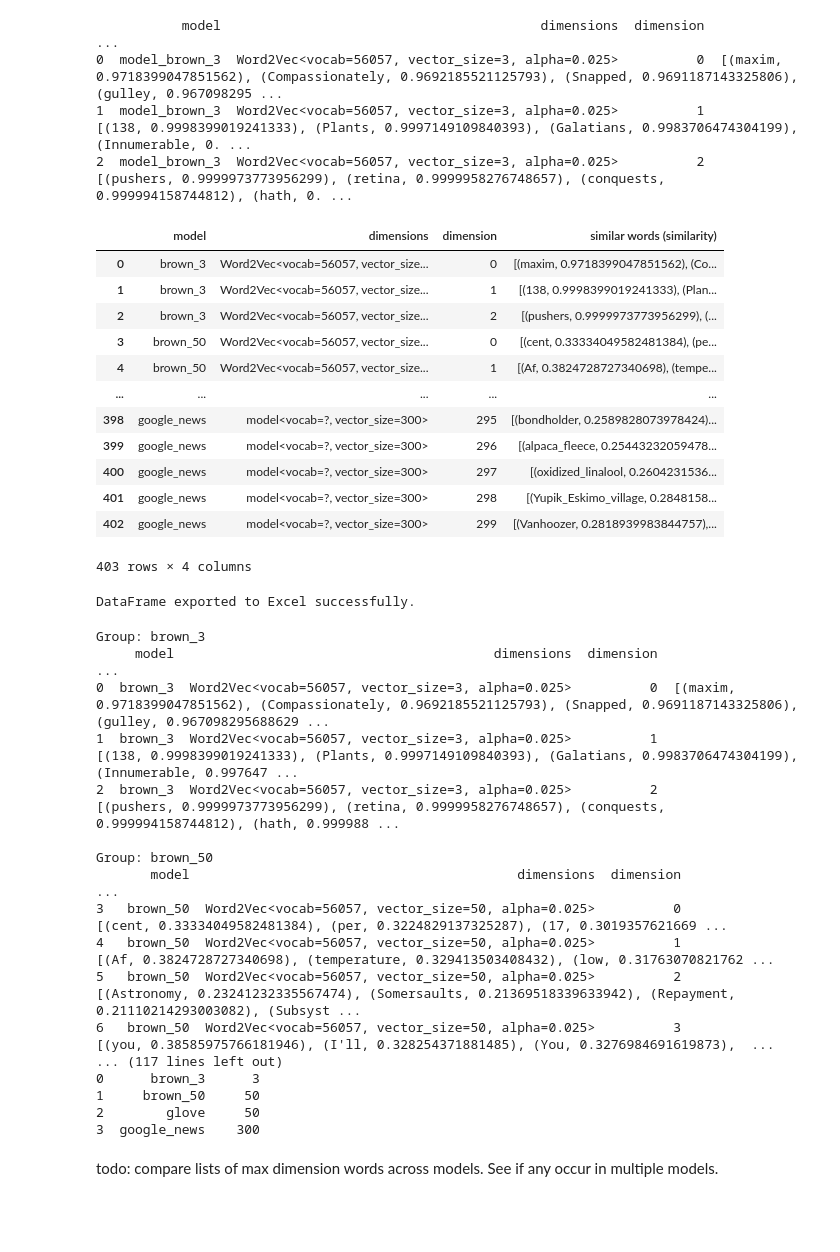
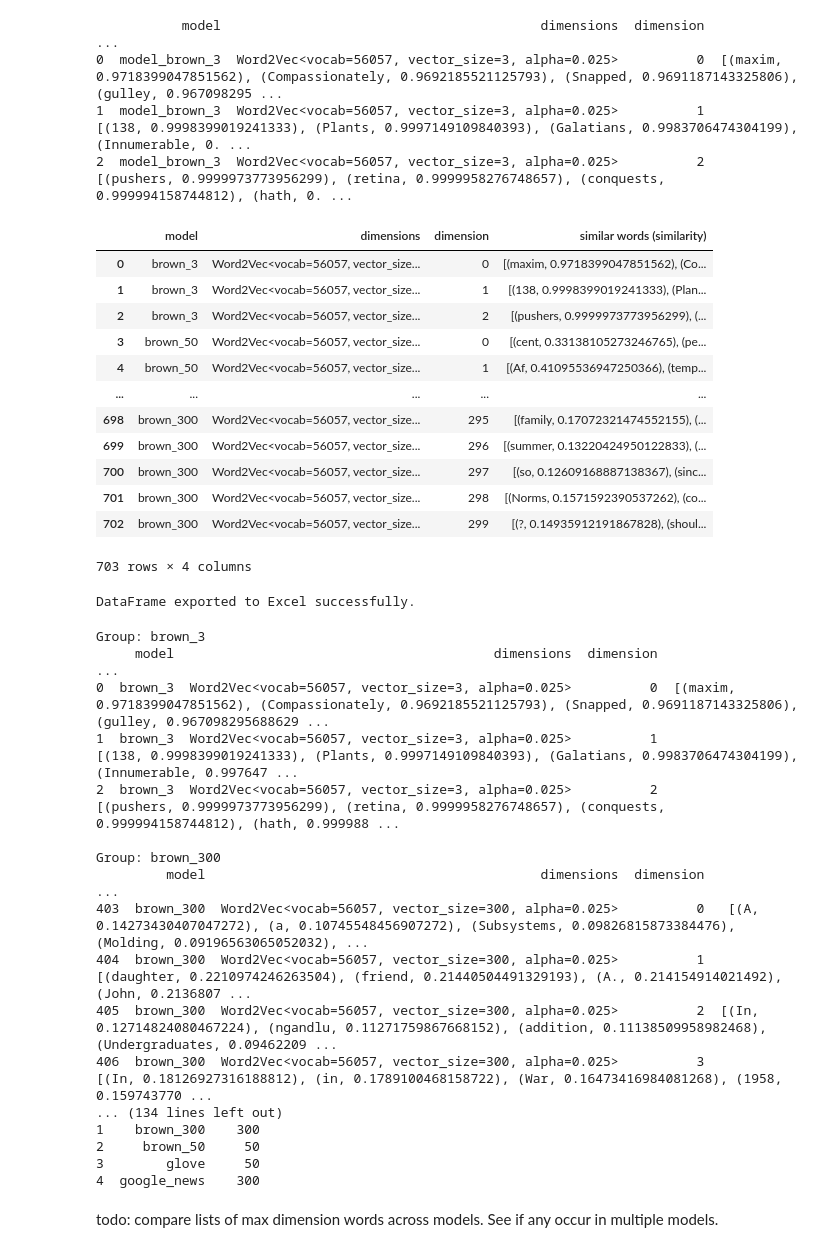
Before and after one commit to DanielJMWilliams/PolysemanticUniversality, a Jupyter notebook: embeddings_tests.ipynb, the cells around one changed output. Saved outputs shown, nothing was run; the diff lists cells and outputs as text; code cells hidden in the pictures; blank space fills up the shorter version.

Commit message:
added brown_300

```diff
--- a/embeddings_tests.ipynb
+++ b/embeddings_tests.ipynb
@@ -301,6 +301,8 @@ model_brown_10 =  train_model(corpus_brown, 10)
 model_brown_20 =  train_model(corpus_brown, 20)
 # %%
 model_brown_50 =  train_model(corpus_brown, 50)
+# %%
+model_brown_300 =  train_model(corpus_brown, 300)
 # %%
 model_brown_3 =  train_model(corpus_brown, 3)
 # %%
@@ -375,33 +377,33 @@ print(df)
 1  model_brown_3  Word2Vec<vocab=56057, vector_size=3, alpha=0.025>          1               [(138, 0.9998399019241333), (Plants, 0.9997149109840393), (Galatians, 0.9983706474304199), (Innumerable, 0. ...
 2  model_brown_3  Word2Vec<vocab=56057, vector_size=3, alpha=0.025>          2                   [(pushers, 0.9999973773956299), (retina, 0.9999958276748657), (conquests, 0.999994158744812), (hath, 0. ...
 # %%
-models_to_test = [model_brown_3, model_brown_50, model_glove_wrapped,  model_google_news_wrapped] #,  model_google_news_wrapped
-model_names = ["brown_3", "brown_50", "glove", "google_news"]
+models_to_test = [model_brown_3, model_brown_50, model_glove_wrapped,  model_google_news_wrapped, model_brown_300] #,  model_google_news_wrapped
+model_names = ["brown_3", "brown_50", "glove", "google_news", "brown_300"]
 #models_to_test = [model_brown_3, model_brown_50]
 results = []
 
 for i, model in enumerate(models_to_test):
     mr = ModelResults(model, model_names[i])
     mr.max_dimension_words()
     results = results + mr.toRows()
 
 df = pd.DataFrame(results, columns=columns)
 # Display the DataFrame
 df
 # %% [output]
 |  | model | dimensions | dimension | similar words (similarity) |
 | 0 | brown_3 | Word2Vec<vocab=56057, vector_size... | 0 | [(maxim, 0.9718399047851562), (Co... |
 | 1 | brown_3 | Word2Vec<vocab=56057, vector_size... | 1 | [(138, 0.9998399019241333), (Plan... |
 | 2 | brown_3 | Word2Vec<vocab=56057, vector_size... | 2 | [(pushers, 0.9999973773956299), (... |
-| 3 | brown_50 | Word2Vec<vocab=56057, vector_size... | 0 | [(cent, 0.33334049582481384), (pe... |
-| 4 | brown_50 | Word2Vec<vocab=56057, vector_size... | 1 | [(Af, 0.3824728727340698), (tempe... |
+| 3 | brown_50 | Word2Vec<vocab=56057, vector_size... | 0 | [(cent, 0.33138105273246765), (pe... |
+| 4 | brown_50 | Word2Vec<vocab=56057, vector_size... | 1 | [(Af, 0.41095536947250366), (temp... |
 | ... | ... | ... | ... | ... |
-| 398 | google_news | model<vocab=?, vector_size=300> | 295 | [(bondholder, 0.2589828073978424)... |
-| 399 | google_news | model<vocab=?, vector_size=300> | 296 | [(alpaca_fleece, 0.25443232059478... |
-| 400 | google_news | model<vocab=?, vector_size=300> | 297 | [(oxidized_linalool, 0.2604231536... |
-| 401 | google_news | model<vocab=?, vector_size=300> | 298 | [(Yupik_Eskimo_village, 0.2848158... |
-| 402 | google_news | model<vocab=?, vector_size=300> | 299 | [(Vanhoozer, 0.2818939983844757),... |
+| 698 | brown_300 | Word2Vec<vocab=56057, vector_size... | 295 | [(family, 0.17072321474552155), (... |
+| 699 | brown_300 | Word2Vec<vocab=56057, vector_size... | 296 | [(summer, 0.13220424950122833), (... |
+| 700 | brown_300 | Word2Vec<vocab=56057, vector_size... | 297 | [(so, 0.12609168887138367), (sinc... |
+| 701 | brown_300 | Word2Vec<vocab=56057, vector_size... | 298 | [(Norms, 0.1571592390537262), (co... |
+| 702 | brown_300 | Word2Vec<vocab=56057, vector_size... | 299 | [(?, 0.14935912191867828), (shoul... |
-403 rows × 4 columns
+703 rows × 4 columns
 # %%
 
 # Export DataFrame to Excel
@@ -429,17 +431,17 @@ Group: brown_3
 1  brown_3  Word2Vec<vocab=56057, vector_size=3, alpha=0.025>          1               [(138, 0.9998399019241333), (Plants, 0.9997149109840393), (Galatians, 0.9983706474304199), (Innumerable, 0.997647 ...
 2  brown_3  Word2Vec<vocab=56057, vector_size=3, alpha=0.025>          2                   [(pushers, 0.9999973773956299), (retina, 0.9999958276748657), (conquests, 0.999994158744812), (hath, 0.999988 ...
 
-Group: brown_50
-       model                                          dimensions  dimension                                                                                                                              ...
-3   brown_50  Word2Vec<vocab=56057, vector_size=50, alpha=0.025>          0                                                [(cent, 0.33334049582481384), (per, 0.3224829137325287), (17, 0.3019357621669 ...
-4   brown_50  Word2Vec<vocab=56057, vector_size=50, alpha=0.025>          1                                          [(Af, 0.3824728727340698), (temperature, 0.329413503408432), (low, 0.31763070821762 ...
-5   brown_50  Word2Vec<vocab=56057, vector_size=50, alpha=0.025>          2            [(Astronomy, 0.23241232335567474), (Somersaults, 0.21369518339633942), (Repayment, 0.21110214293003082), (Subsyst ...
-6   brown_50  Word2Vec<vocab=56057, vector_size=50, alpha=0.025>          3                                          [(you, 0.38585975766181946), (I'll, 0.328254371881485), (You, 0.3276984691619873),  ...
-... (117 lines left out)
-0      brown_3      3
-1     brown_50     50
-2        glove     50
-3  google_news    300
+Group: brown_300
+         model                                           dimensions  dimension                                                                                                                           ...
+403  brown_300  Word2Vec<vocab=56057, vector_size=300, alpha=0.025>          0   [(A, 0.14273430407047272), (a, 0.10745548456907272), (Subsystems, 0.09826815873384476), (Molding, 0.09196563065052032), ...
+404  brown_300  Word2Vec<vocab=56057, vector_size=300, alpha=0.025>          1                 [(daughter, 0.2210974246263504), (friend, 0.21440504491329193), (A., 0.214154914021492), (John, 0.2136807 ...
+405  brown_300  Word2Vec<vocab=56057, vector_size=300, alpha=0.025>          2  [(In, 0.12714824080467224), (ngandlu, 0.11271759867668152), (addition, 0.11138509958982468), (Undergraduates, 0.09462209 ...
+406  brown_300  Word2Vec<vocab=56057, vector_size=300, alpha=0.025>          3                      [(In, 0.18126927316188812), (in, 0.1789100468158722), (War, 0.16473416984081268), (1958, 0.159743770 ...
+... (134 lines left out)
+1    brown_300    300
+2     brown_50     50
+3        glove     50
+4  google_news    300
 # %% [markdown]
 todo:
 compare lists of max dimension words across models. See if any occur in multiple models.
```
Also changed, not shown: parts of 3 cells of this notebook, 1 other file.
